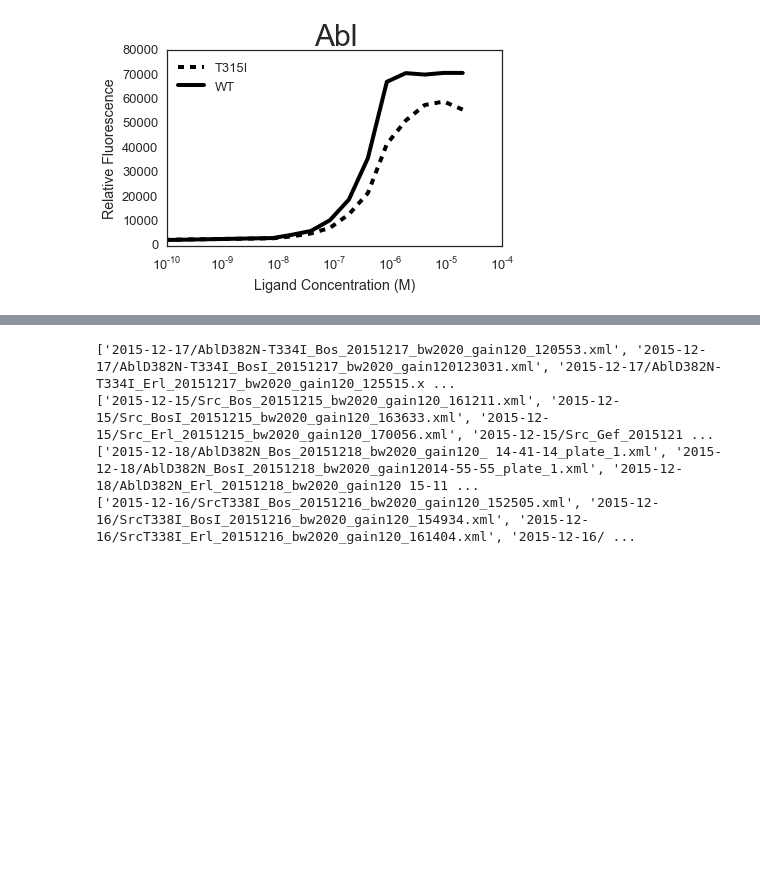
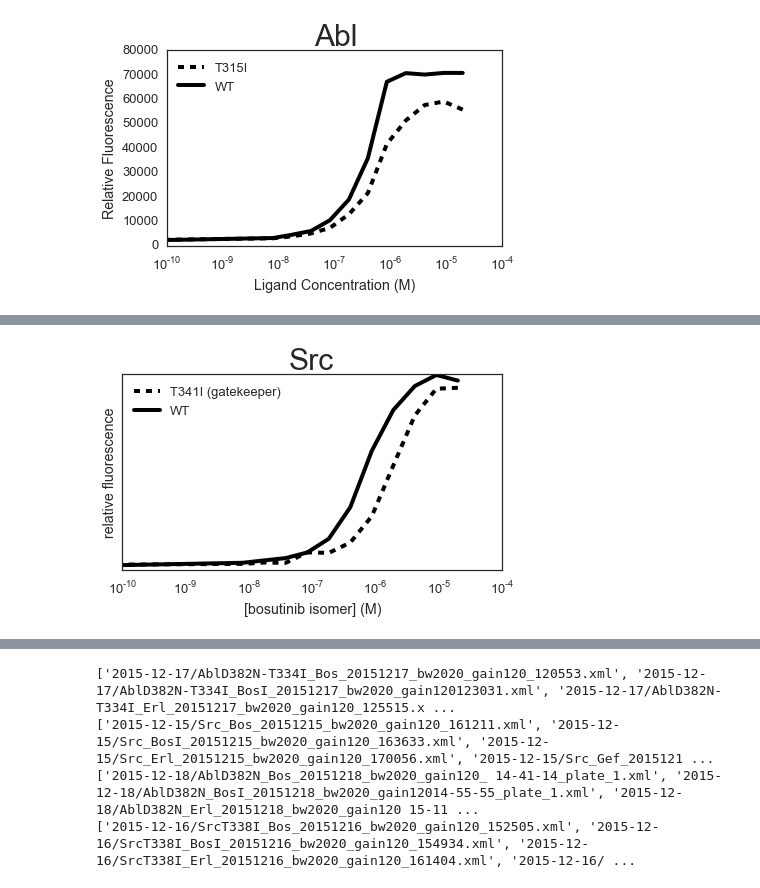
Before and after one commit to choderalab/assaytools, a Jupyter notebook: examples/ipynbs/data-analysis/spectra/Mutant_GrantPlot.ipynb, the cells around one changed output, grey strips where cells are left out. Drawn from its saved outputs; the diff is of its cells as text; code cells hidden in the pictures; blank space fills up the shorter version.

```diff
--- a/examples/ipynbs/data-analysis/spectra/Mutant_GrantPlot.ipynb
+++ b/examples/ipynbs/data-analysis/spectra/Mutant_GrantPlot.ipynb
@@ -144,0 +149,12 @@ plt.savefig('binding.png',dpi=1000)
+# %%
+plt.semilogx(ligand_conc,SrcGK_BSI_480.values,linewidth=4,color='k',linestyle='--',label='T341I (gatekeeper)')
+plt.semilogx(ligand_conc,Src_BSI_480.values,linewidth=4,color='k',label='WT')
+plt.legend(loc=0)
+plt.title('Src',fontsize=30)
+plt.xlabel('[bosutinib isomer] (M)')
+plt.ylabel('relative fluorescence')
+plt.yticks([])
+plt.tight_layout();
+plt.savefig('Src_GK_grant.eps',type='eps',dpi=1000)
+# %% [output]
+[figure, added]
```
Also changed, not shown: parts of 6 cells of this notebook, 2 other files.
